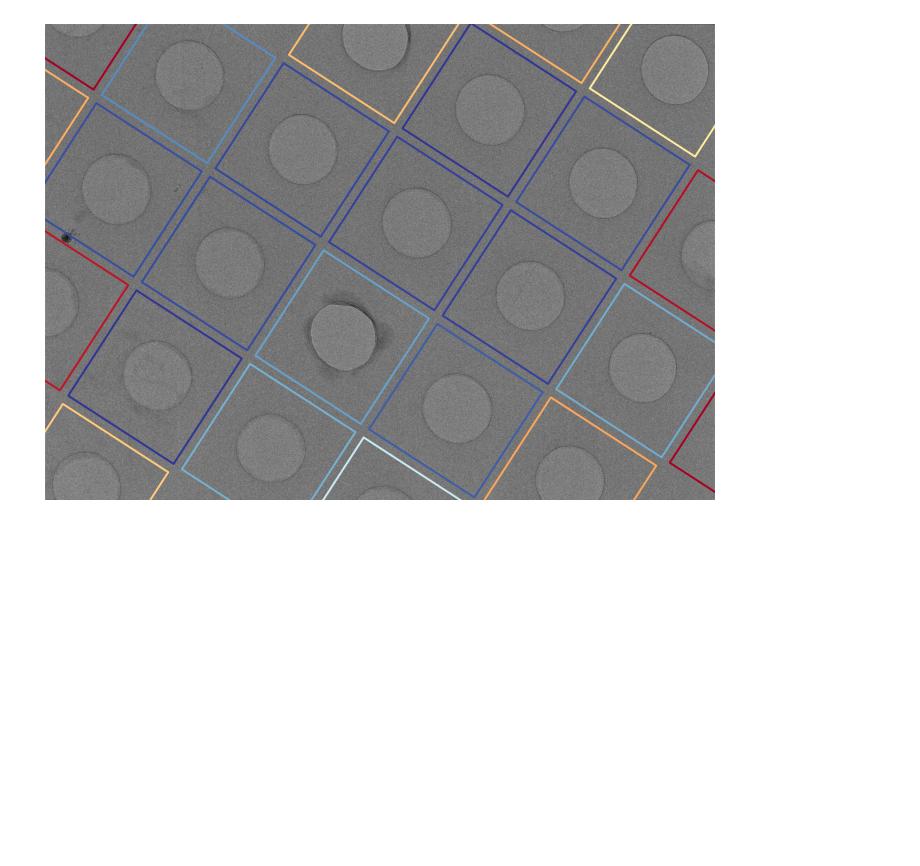
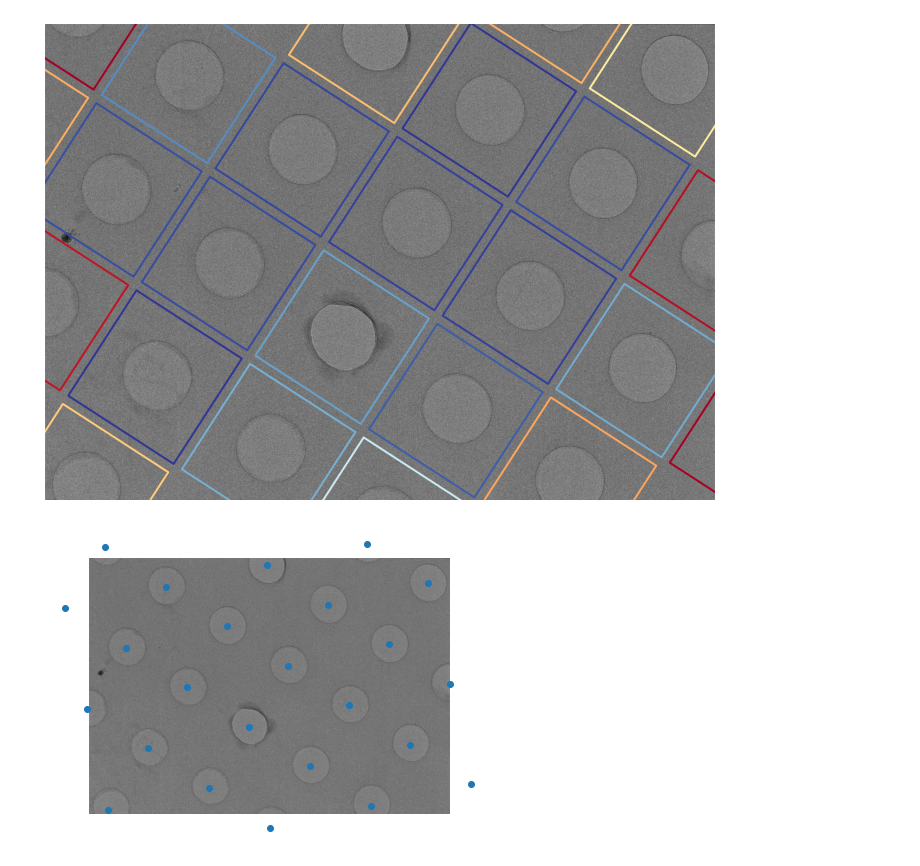
Before and after one commit to SMLC-NYSBC/ptolemy, a Jupyter notebook: med_mag_init_tutorial.ipynb, the cells around one changed output. Cells and saved outputs as stored; diff of their text form; code cells hidden in the pictures; blank space fills up the shorter version.

```diff
--- a/med_mag_init_tutorial.ipynb
+++ b/med_mag_init_tutorial.ipynb
@@ -37,3 +37,7 @@ ex.score_crops(wrapper, final=False)
 ex.viz_boxes_and_scores()
 # %% [output]
 [figure]
+# %%
+ex.viz_image_centers()
+# %% [output]
+[figure, added]
```
Also changed, not shown: 1 other file.
